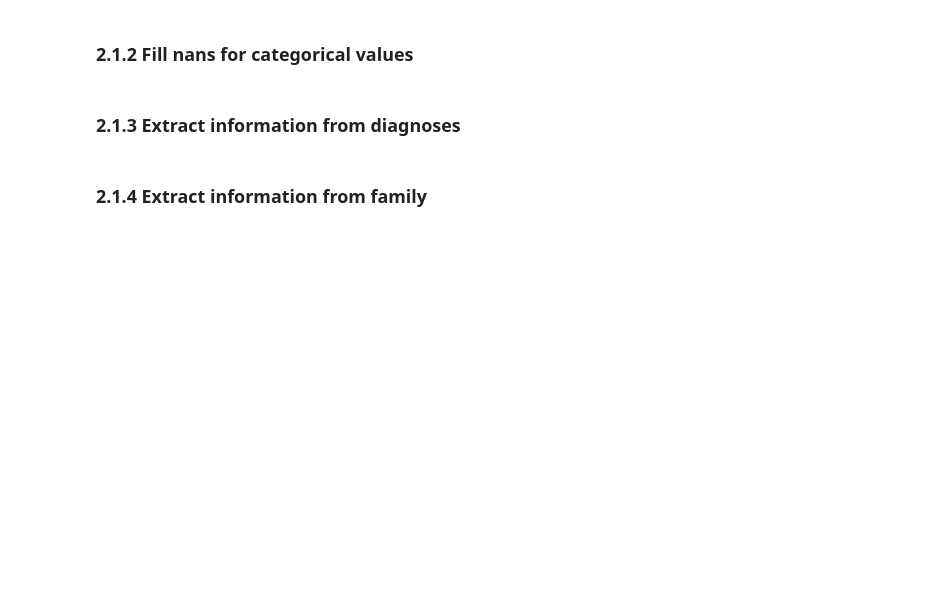
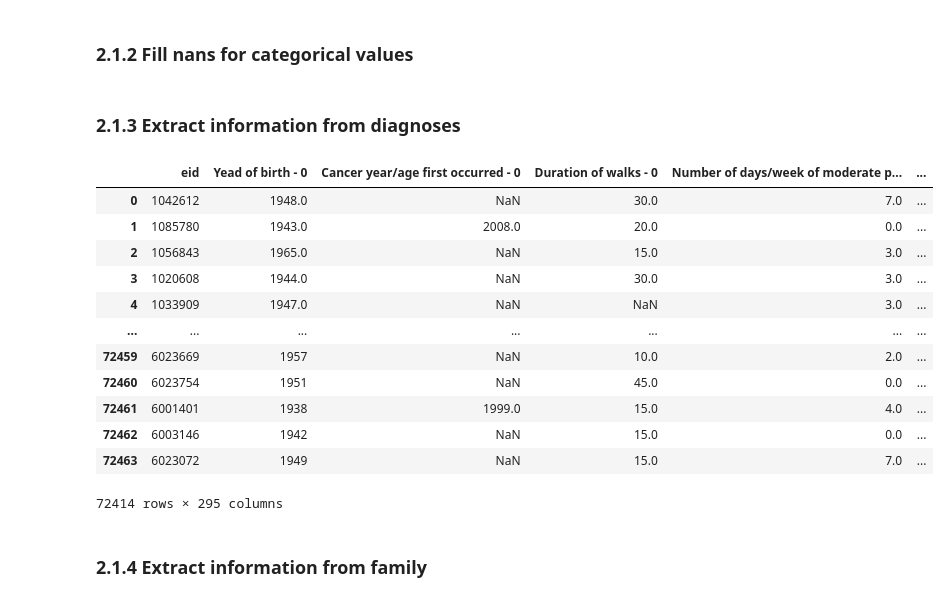
Before and after one commit to OfekShcherb/Finding-Differences-in-Diagnosis-of-Pancreatic-Cancer-and-Type-II-Diabetes-Mellitus, a Jupyter notebook: Data Exploration.ipynb, the cells around one changed output. Cells and saved outputs as stored; diff of their text form; code cells hidden in the pictures; blank space fills up the shorter version.

```diff
--- a/Data Exploration.ipynb
+++ b/Data Exploration.ipynb
@@ -187,6 +214,22 @@ for disease, disease_pattern in diseases_patterns[:2]:
     train_df[f'Has {disease}'] = classify_disease(patient_diseases, disease_pattern)
 # %%
 train_df = train_df.drop(columns=['Diagnoses'])
+# %%
+train_df
+# %% [output]
+|  | eid | Yead of birth - 0 | Cancer year/age first occurred - 0 | Duration of walks - 0 | Number of days/week of moderate p... | ... |
+| 0 | 1042612 | 1948.0 | NaN | 30.0 | 7.0 | ... |
+| 1 | 1085780 | 1943.0 | 2008.0 | 20.0 | 0.0 | ... |
+| 2 | 1056843 | 1965.0 | NaN | 15.0 | 3.0 | ... |
+| 3 | 1020608 | 1944.0 | NaN | 30.0 | 3.0 | ... |
+| 4 | 1033909 | 1947.0 | NaN | NaN | 3.0 | ... |
+| ... | ... | ... | ... | ... | ... | ... |
+| 72459 | 6023669 | 1957 | NaN | 10.0 | 2.0 | ... |
+| 72460 | 6023754 | 1951 | NaN | 45.0 | 0.0 | ... |
+| 72461 | 6001401 | 1938 | 1999.0 | 15.0 | 4.0 | ... |
+| 72462 | 6003146 | 1942 | NaN | 15.0 | 0.0 | ... |
+| 72463 | 6023072 | 1949 | NaN | 15.0 | 7.0 | ... |
+72414 rows × 295 columns
 # %% [markdown]
 ### 2.1.4 Extract information from family
 # %%
```
Also changed, not shown: parts of 13 cells of this notebook, 10 other files.
